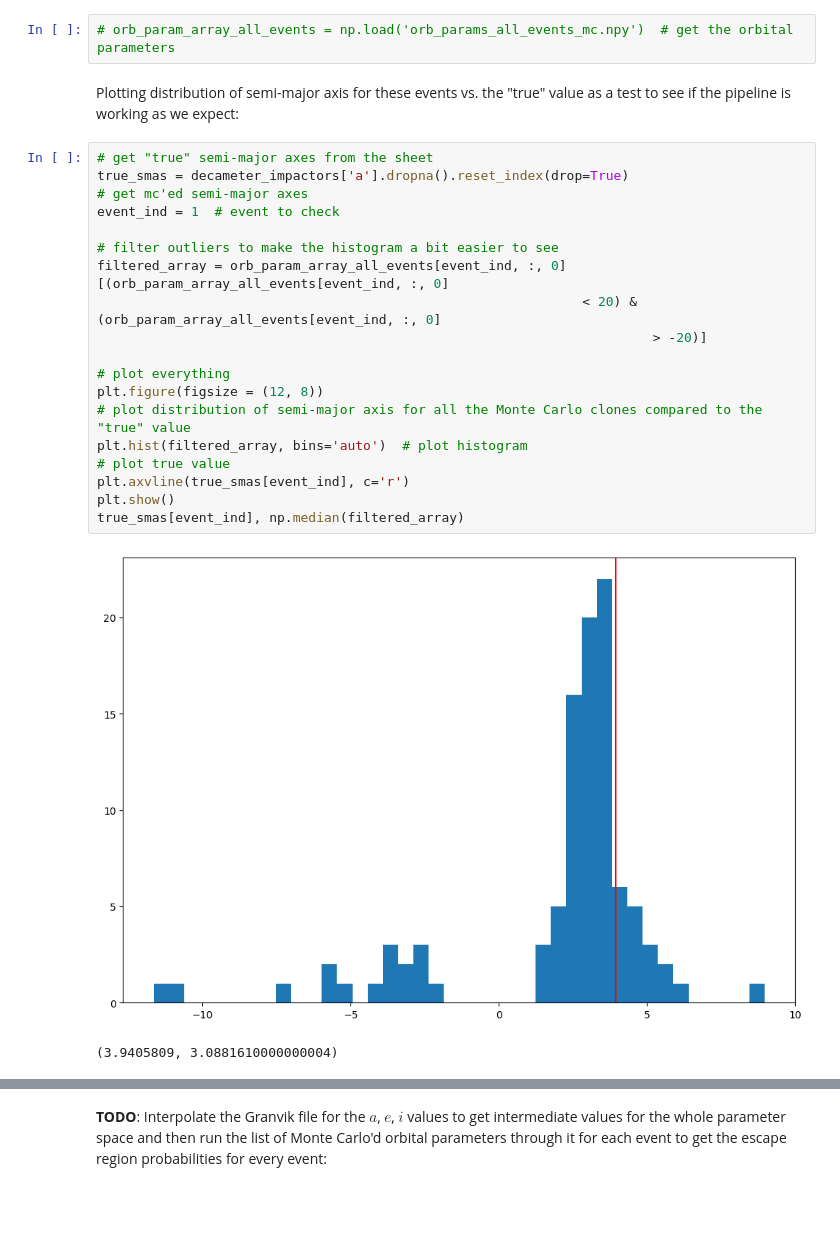
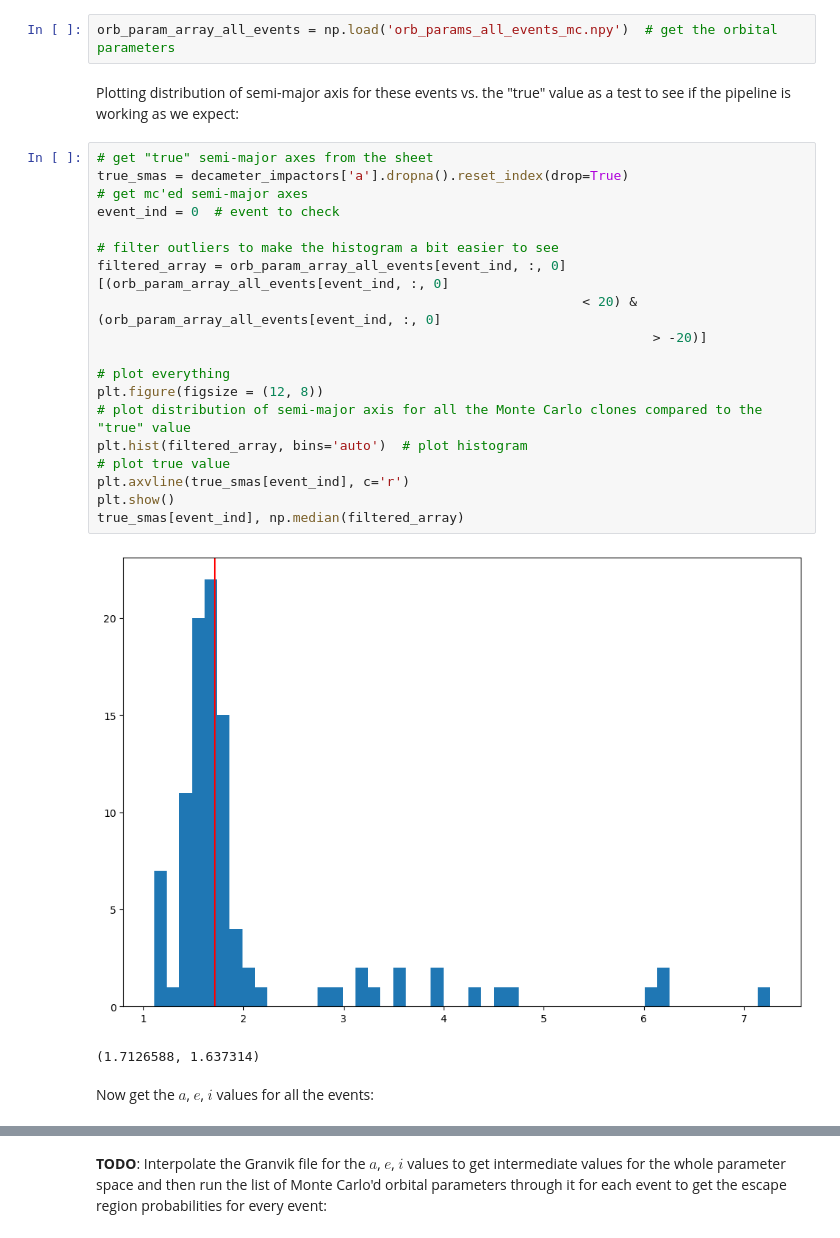
Before and after one commit to ia-chow/Thesis, a Jupyter notebook: speed_radiant_difference/monte_carlo_granvik_model.ipynb, the cells around one changed output, grey strips where cells are left out. Drawn from its saved outputs; the diff is of its cells as text; blank space fills up the shorter version.

```diff
--- a/speed_radiant_difference/monte_carlo_granvik_model.ipynb
+++ b/speed_radiant_difference/monte_carlo_granvik_model.ipynb
@@ -250,28 +252,30 @@ np.save('orb_params_all_events_mc.npy', orb_param_array_all_events)  # save as a
 # %% [markdown]
 Optional: Read in `.npy` file for all the orbital parameters if haven't already run the multiprocessing code:
 # %%
-# orb_param_array_all_events = np.load('orb_params_all_events_mc.npy')  # get the orbital parameters
+orb_param_array_all_events = np.load('orb_params_all_events_mc.npy')  # get the orbital parameters
 # %% [markdown]
 Plotting distribution of semi-major axis for these events vs. the "true" value as a test to see if the pipeline is working as we expect:
 # %%
 # get "true" semi-major axes from the sheet
 true_smas = decameter_impactors['a'].dropna().reset_index(drop=True)
 # get mc'ed semi-major axes
-event_ind = 1  # event to check
+event_ind = 0  # event to check
 
 # filter outliers to make the histogram a bit easier to see
 filtered_array = orb_param_array_all_events[event_ind, :, 0][(orb_param_array_all_events[event_ind, :, 0]
                                                               < 20) & (orb_param_array_all_events[event_ind, :, 0]
                                                                        > -20)]
 
 # plot everything
 plt.figure(figsize = (12, 8))
 # plot distribution of semi-major axis for all the Monte Carlo clones compared to the "true" value
 plt.hist(filtered_array, bins='auto')  # plot histogram
 # plot true value
 plt.axvline(true_smas[event_ind], c='r')
 plt.show()
 true_smas[event_ind], np.median(filtered_array)
 # %% [output]
-[figure, old version]
+[figure, new version]
-(3.9405809, 3.0881610000000004)
+(1.7126588, 1.637314)
+# %% [markdown]
+Now get the $a$, $e$, $i$ values for all the events:
```
Also changed, not shown: parts of 77 cells of this notebook, 2 other files.
